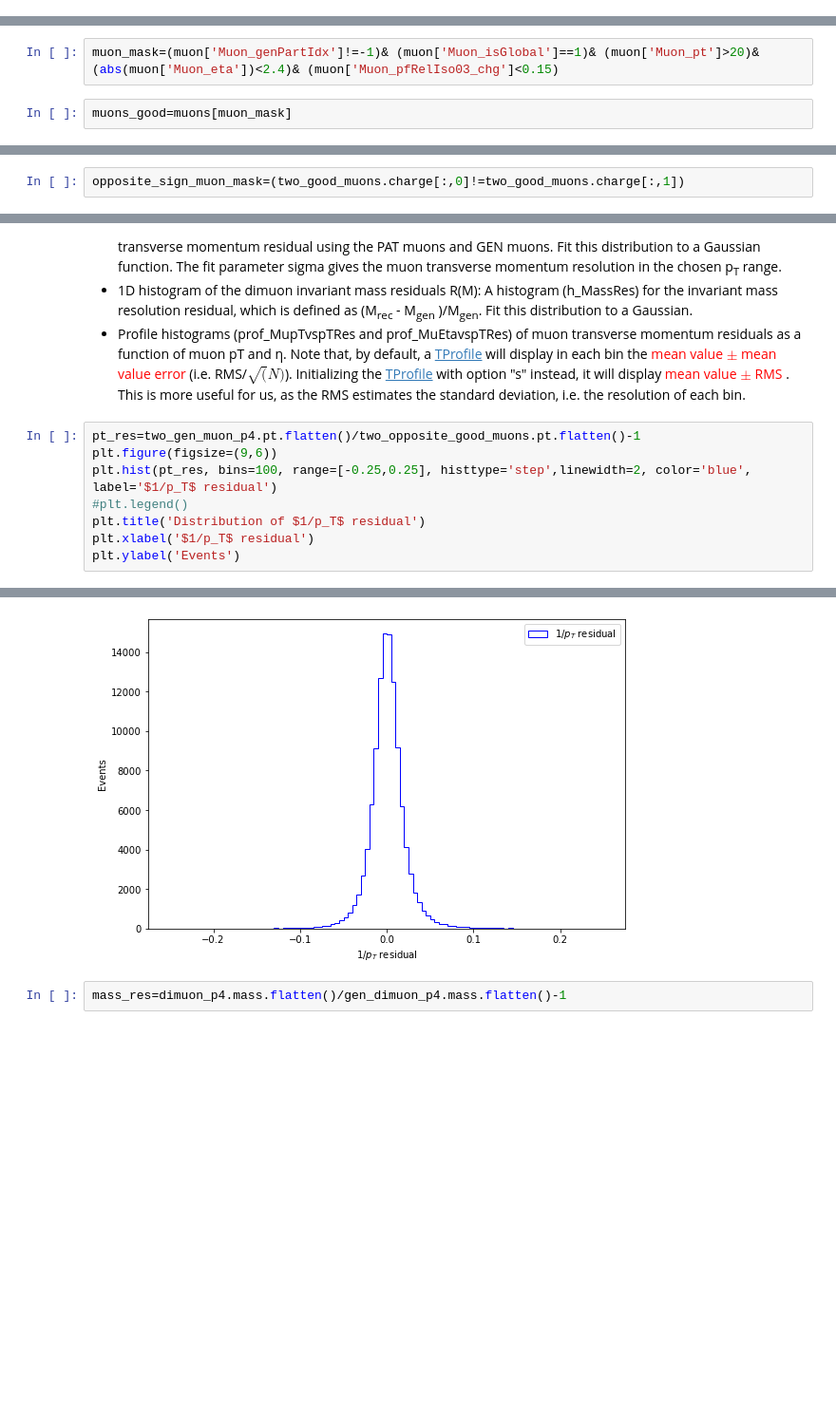
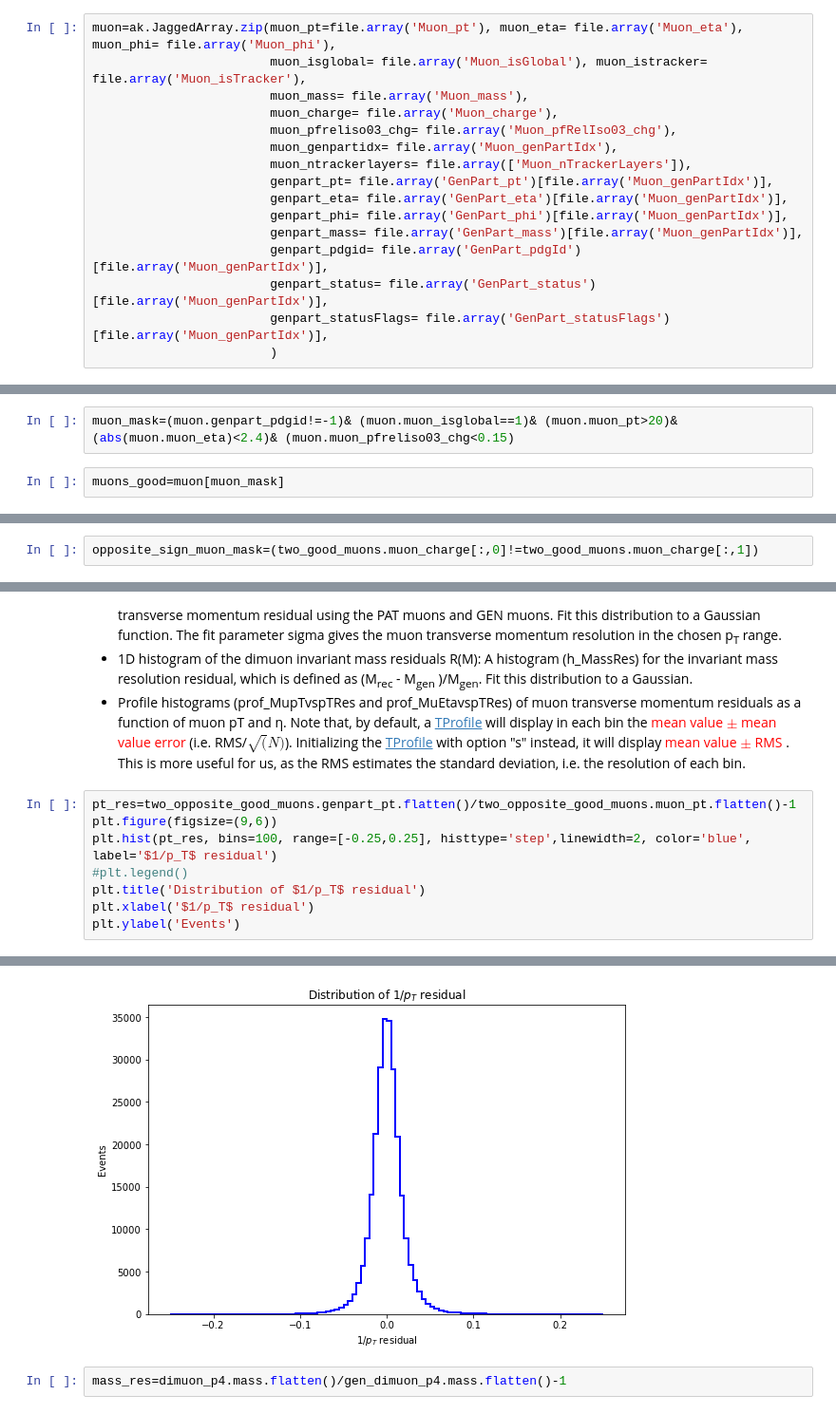
Before and after one commit to Taiantuia/MuonHATSatLPC2020, a Jupyter notebook: Exercise-2-Muon-momentum-scale-and-resolution-corrections.ipynb, the cells around one changed output, grey strips where cells are left out. Shown at 95% size. Drawn from its saved outputs; the diff is of its cells as text; blank space fills up the shorter version.

```diff
--- a/Exercise-2-Muon-momentum-scale-and-resolution-corrections.ipynb
+++ b/Exercise-2-Muon-momentum-scale-and-resolution-corrections.ipynb
@@ -35,3 +22,19 @@ gens=ak.JaggedArray.zip(pt=muon['GenPart_pt'], eta=muon['GenPart_eta'],
+# %%
+muon=ak.JaggedArray.zip(muon_pt=file.array('Muon_pt'), muon_eta= file.array('Muon_eta'), muon_phi= file.array('Muon_phi'),
+                        muon_isglobal= file.array('Muon_isGlobal'), muon_istracker= file.array('Muon_isTracker'),
+                        muon_mass= file.array('Muon_mass'),
+                        muon_charge= file.array('Muon_charge'),
+                        muon_pfreliso03_chg= file.array('Muon_pfRelIso03_chg'),
+                        muon_genpartidx= file.array('Muon_genPartIdx'),
+                        muon_ntrackerlayers= file.array(['Muon_nTrackerLayers']),
+                        genpart_pt= file.array('GenPart_pt')[file.array('Muon_genPartIdx')],
+                        genpart_eta= file.array('GenPart_eta')[file.array('Muon_genPartIdx')],
+                        genpart_phi= file.array('GenPart_phi')[file.array('Muon_genPartIdx')],
+                        genpart_mass= file.array('GenPart_mass')[file.array('Muon_genPartIdx')],
+                        genpart_pdgid= file.array('GenPart_pdgId')[file.array('Muon_genPartIdx')],
+                        genpart_status= file.array('GenPart_status')[file.array('Muon_genPartIdx')],
+                        genpart_statusFlags= file.array('GenPart_statusFlags')[file.array('Muon_genPartIdx')],
+                        )
 # %% [markdown]
 # Step 1: Generated and reconstructed dimuon Z mass
 First, lets reconstruct dimuon z mass.
@@ -43,9 +46,9 @@ reapplying previous code. Using the following criteria to select two well-define
 * abs(Muon_eta)<2.4
 * Muon_pfRelIso03_chg<0.15
 # %%
-muon_mask=(muon['Muon_genPartIdx']!=-1)& (muon['Muon_isGlobal']==1)& (muon['Muon_pt']>20)& (abs(muon['Muon_eta'])<2.4)& (muon['Muon_pfRelIso03_chg']<0.15)
+muon_mask=(muon.genpart_pdgid!=-1)& (muon.muon_isglobal==1)& (muon.muon_pt>20)& (abs(muon.muon_eta)<2.4)& (muon.muon_pfreliso03_chg<0.15)
 # %%
-muons_good=muons[muon_mask]
+muons_good=muon[muon_mask]
 # %%
 (muon_mask.sum()==2).sum()
 # %% [output]
@@ -83,4 +86,4 @@ AttributeError: 'JaggedArray' object has no attribute 'charge'
 # %% [markdown]
 Lets make sure muons in eaach events have opposite charge
 # %%
-opposite_sign_muon_mask=(two_good_muons.charge[:,0]!=two_good_muons.charge[:,1])
+opposite_sign_muon_mask=(two_good_muons.muon_charge[:,0]!=two_good_muons.muon_charge[:,1])
@@ -287,16 +263,16 @@ We will create the following histograms:
    * Profile histograms (prof_MupTvspTRes and prof_MuEtavspTRes) of muon transverse momentum residuals  as a function of muon pT and &eta;.
 Note that, by default, a [TProfile](http://root.cern.ch/root/html/TProfile.html) will display in each bin the <span style='color:red'> mean value $\pm$ mean value error </span> (i.e. RMS/$\sqrt(N)$). Initializing the [TProfile](http://root.cern.ch/root/html/TProfile.html)  with option "s" instead, it will display <span style='color:red'> mean value $\pm$ RMS </span>. This is more useful for us, as the RMS estimates the standard deviation, i.e. the resolution of each bin.
 # %%
-pt_res=two_gen_muon_p4.pt.flatten()/two_opposite_good_muons.pt.flatten()-1
+pt_res=two_opposite_good_muons.genpart_pt.flatten()/two_opposite_good_muons.muon_pt.flatten()-1
 plt.figure(figsize=(9,6))
 plt.hist(pt_res, bins=100, range=[-0.25,0.25], histtype='step',linewidth=2, color='blue', label='$1/p_T$ residual')
 #plt.legend()
 plt.title('Distribution of $1/p_T$ residual')
 plt.xlabel('$1/p_T$ residual')
 plt.ylabel('Events')
 # %% [output]
 Text(0, 0.5, 'Events')
-[figure, old version]
+[figure, new version]
 # %%
 mass_res=dimuon_p4.mass.flatten()/gen_dimuon_p4.mass.flatten()-1
 # %%
```
Also changed, not shown: parts of 37 cells of this notebook.
